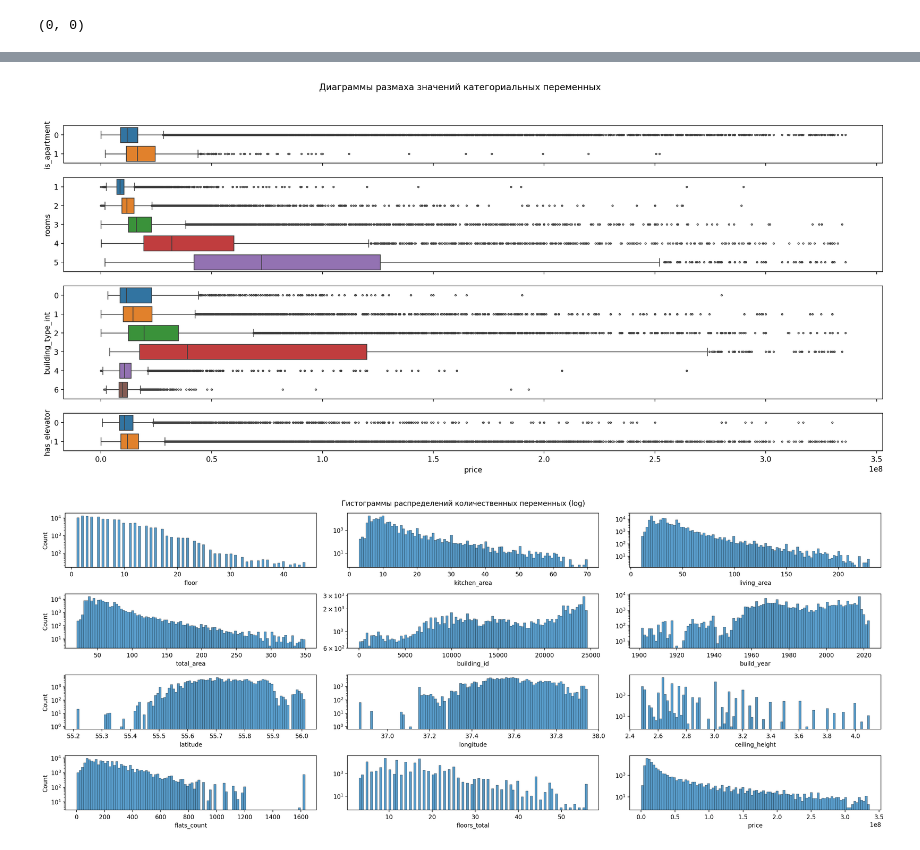
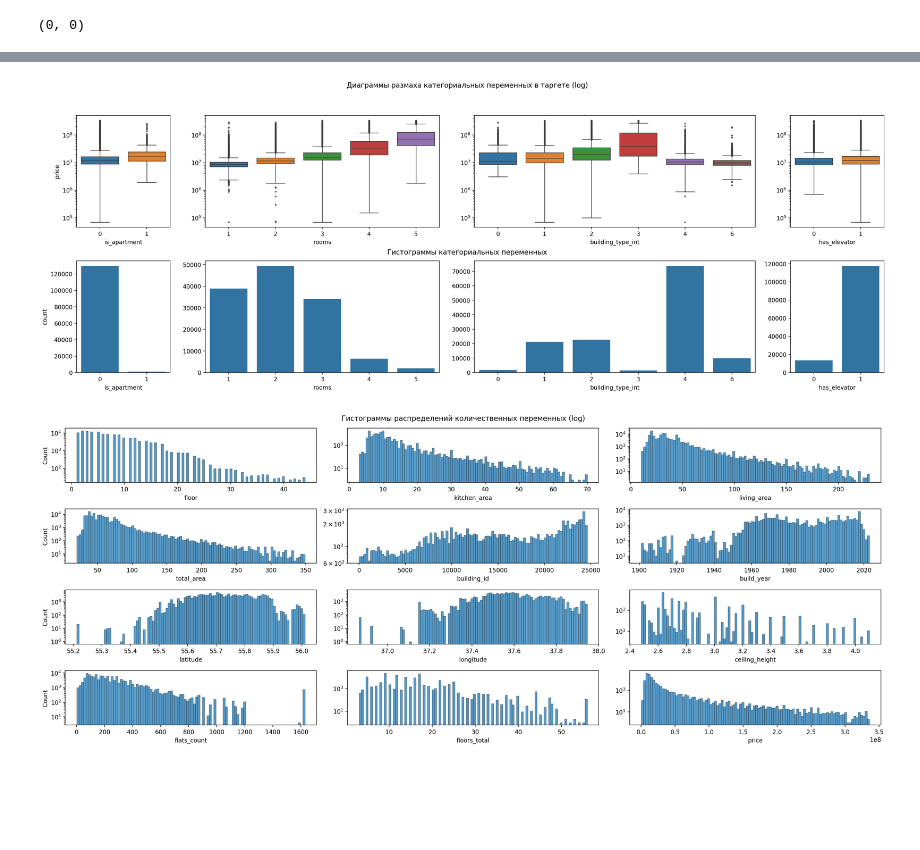
Before and after one commit to vvbelyanin/mle-project-sprint-2-v001, a Jupyter notebook: model_improvement/mle-project-sprint-2-v002.ipynb, the cells around one changed output, grey strips where cells are left out. Saved outputs shown, nothing was run; the diff lists cells and outputs as text; code cells hidden in the pictures; blank space fills up the shorter version.

```diff
--- a/model_improvement/mle-project-sprint-2-v002.ipynb
+++ b/model_improvement/mle-project-sprint-2-v002.ipynb
@@ -148,14 +148,24 @@ cat_columns = [x for x in df.columns if df[x].nunique() < 10]
 num_columns = [x for x in df.columns if x not in cat_columns and x !=target[0]]
 # %%
 cat_value_counts = [df[col].nunique() for col in cat_columns]
-fig, axs = plt.subplots(4, 1, sharex=True, gridspec_kw={'height_ratios': cat_value_counts})
+
+fig, axs = plt.subplots(2, 4, figsize=(25, 8), gridspec_kw={'width_ratios': cat_value_counts})
+for i, cat in enumerate(cat_columns):
+    sns.boxplot(y='price', x=cat, hue=cat, data=df, ax=axs[0][i], fliersize=2.0, legend=False, palette='tab10')
+    axs[0][i].set_yscale("log")
+    if i!=0:
+        axs[0][i].set(ylabel='')
 
 for i, cat in enumerate(cat_columns):
-    sns.boxplot(x='price', y=cat, hue=cat, data=df, ax=axs[i], orient='h', legend=False, fliersize=2.0, palette='tab10')
+    sns.countplot(data=df, x=cat, ax=axs[1][i])
+    if i!=0:
+        axs[1][i].set(ylabel='')
 
-fig.suptitle(f'Диаграммы размаха значений категориальных переменных');
+plt.subplots_adjust(hspace = 0.3)
+plt.figtext(0.5, 0.48, "Гистограммы категориальных переменных", ha="center", va="top", fontsize=12)
+fig.suptitle('Диаграммы размаха категориальных переменных в таргете (log)');
 # %% [output]
-[figure, old version]
+[figure, new version]
 # %%
 fig, axs = plt.subplots(4, 3)
 
```
Also changed, not shown: parts of 3 cells of this notebook.
